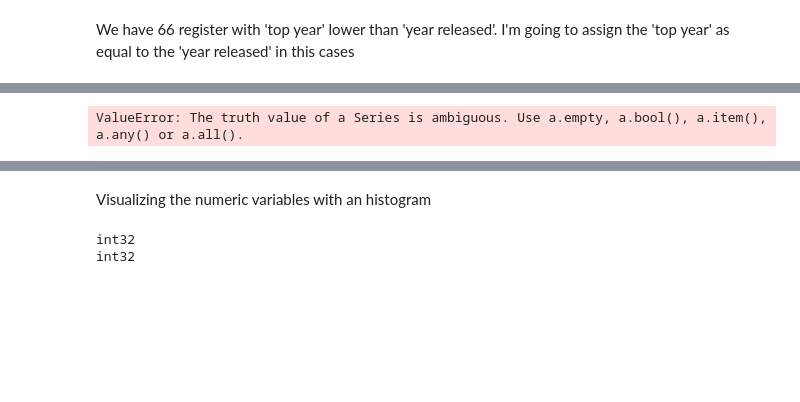
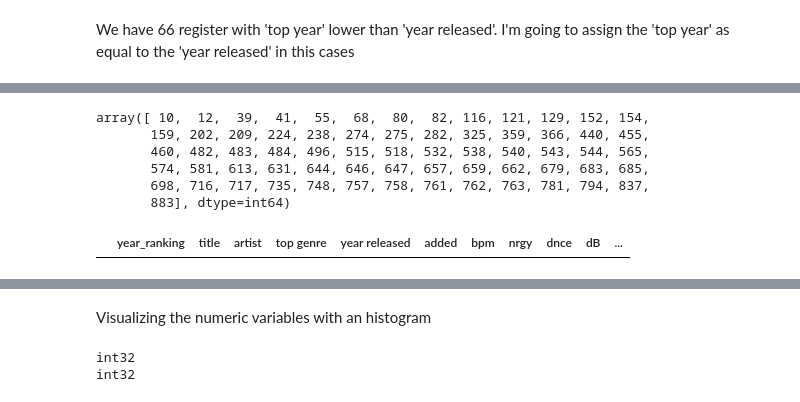
Before and after one commit to rafajovelho/Top_100_Stotify_song_2010-2019, a Jupyter notebook: Spotfy_Top_100_Songs_Analysis.ipynb, the cells around one changed output, grey strips where cells are left out. Cells and saved outputs as stored; diff of their text form; code cells hidden in the pictures; blank space fills up the shorter version.

```diff
--- a/Spotfy_Top_100_Songs_Analysis.ipynb
+++ b/Spotfy_Top_100_Songs_Analysis.ipynb
@@ -255,5 +246,12 @@ SyntaxError: invalid syntax (<ipython-input-283-b85f101ce9d2>, line 1)
-# %%
-if x:
-    print('ok')
-# %% [output]
-ValueError: The truth value of a Series is ambiguous. Use a.empty, a.bool(), a.item(), a.any() or a.all().
+# %%
+
+x = df[(df['top year'] < df['year released'])]
+x = np.array(x.index)
+x
+# %% [output]
+array([ 10,  12,  39,  41,  55,  68,  80,  82, 116, 121, 129, 152, 154,
+       159, 202, 209, 224, 238, 274, 275, 282, 325, 359, 366, 440, 455,
+       460, 482, 483, 484, 496, 515, 518, 532, 538, 540, 543, 544, 565,
+       574, 581, 613, 631, 644, 646, 647, 657, 659, 662, 679, 683, 685,
+       698, 716, 717, 735, 748, 757, 758, 761, 762, 763, 781, 794, 837,
+       883], dtype=int64)
@@ -260,3 +261,8 @@ ValueError: The truth value of a Series is ambiguous. Use a.empty, a.bool(), a.i
+# %%
+# Problem solved.
+df[(df['top year'] < df['year released'])]
+# %% [output]
+|  | year_ranking | title | artist | top genre | year released | added | bpm | nrgy | dnce | dB | ... |
 # %%
 df.describe()
 # %% [output]
```
Also changed, not shown: parts of 12 cells of this notebook.
